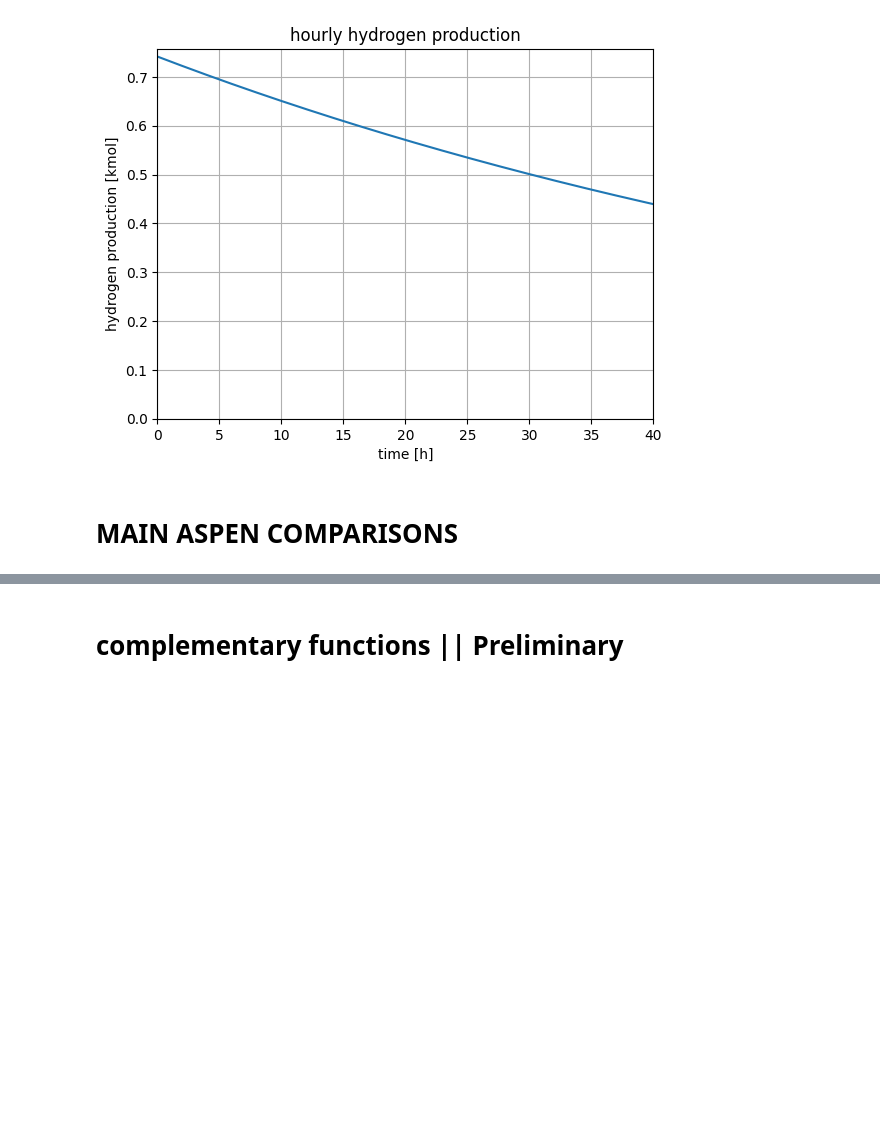
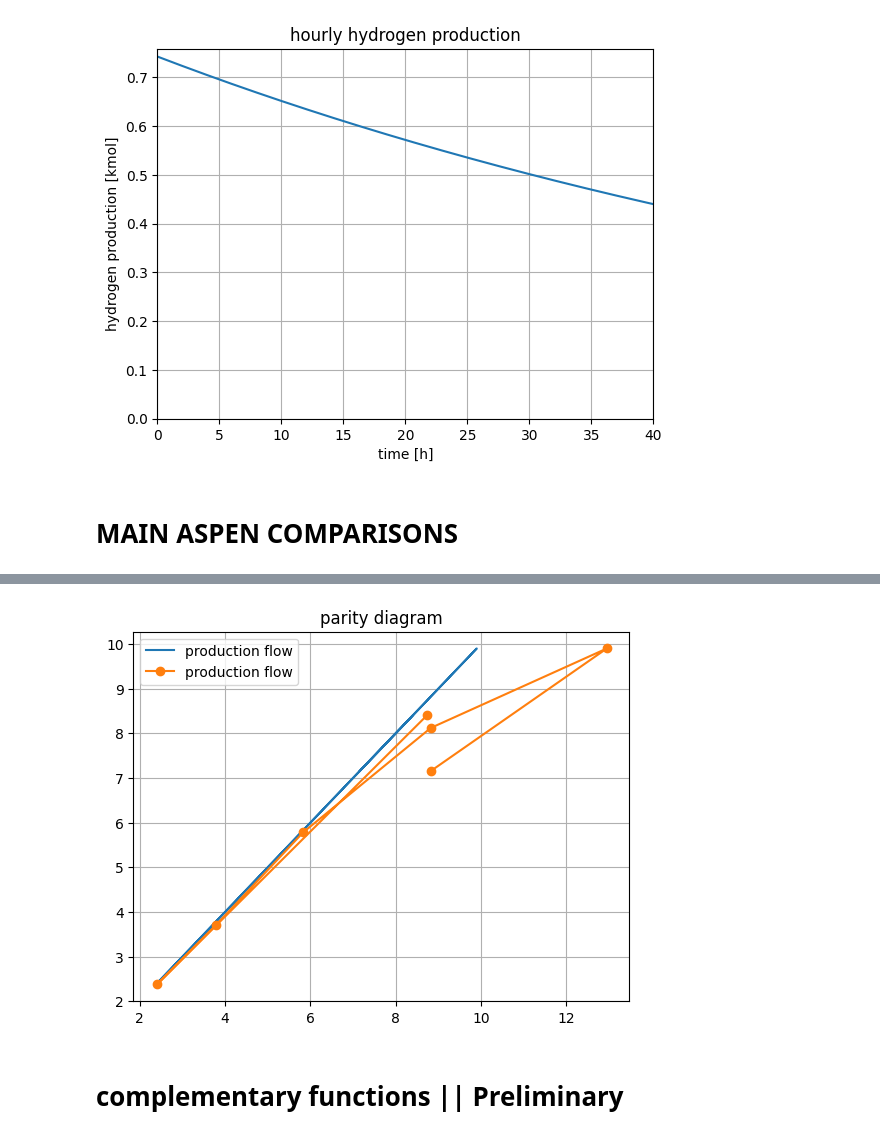
Before and after one commit to DanielGreiner/Masterarbeit, a Jupyter notebook: Model_reactor_1D_steady_state_isothermal.ipynb, the cells around one changed output, grey strips where cells are left out. Drawn from its saved outputs; the diff is of its cells as text; code cells hidden in the pictures; blank space fills up the shorter version.

```diff
--- a/Model_reactor_1D_steady_state_isothermal.ipynb
+++ b/Model_reactor_1D_steady_state_isothermal.ipynb
@@ -640,0 +721,30 @@ Text(0, 0.5, 'hydrogen production [kmol]')
+# %%
+# @title misc calcs
+
+m_cat_default_72_span = np.arange(0, cat_mass_default_72 + cat_mass_default_72/steps, cat_mass_default_72/steps)
+default_72_means_array = default_72_means.to_numpy()
+dm_cat_mass_default_72 = cat_mass_default_72/steps
+compEul = np.zeros([len(default_72_means_array), len(m_cat_default_72_span), len(IC)])
+
+V_lN_in_default_72 = 0.0023 #[lN h^-1]
+molar_volume_ideal_gas # mlN/mol
+n_in_default_72 = V_lN_in_default_72*1000/molar_volume_ideal_gas
+IC_default_72 = np.array([0, n_in_default_72/2, 0, 0, n_in_default_72/2, 0])
+prodFlow_default_72_model = np.zeros([len(default_72_means_array)])
+H2CO2_ratio_default_72 = np.zeros([len(default_72_means_array), 1])
+
+for i in range (len(default_72_means_array)):
+  T_72 = default_72_means_array[i, 1] + 273
+  p_72 = default_72_means_array[i, 2]
+  compEul [i, :, :] = MainCalcMolFlow(IC_default_72, T_72, p_72, m_cat_default_72_span, dm_cat_mass_default_72, steps, 0)
+  prodFlow_default_72_model [i] = (compEul [i, -1, 0] + compEul [i, -1, 2] + compEul [i, -1, 3]) *R*T_72/p_72/np.power(10, 5, dtype=float)/60*1000*np.power(10, 6, dtype=float)
+  H2CO2_ratio_default_72 [i, 0] = compEul [i, -1, 0]/compEul [i, -1, 3]
+
+default_72_means_production_flow = default_72_means['Productgas FlowGasanalyzer'].to_numpy()
+offset_to_experiment = (1 - prodFlow_default_72_model/default_72_means_production_flow)*100
+
+# print('last results entry in each iteration: ', end='\n\n')
+# print(compEul[:, -1, :])
+# print(prodFlow_default_72)
+# print(H2CO2_ratio_default_72)
+# print(dm_cat_mass_default_72)
@@ -640,0 +790,12 @@ Text(0, 0.5, 'hydrogen production [kmol]')
+# %%
+# @title parity plot
+
+plt.figure(1)
+plt.plot(default_72_means_production_flow, default_72_means_production_flow, label='production flow')
+plt.plot(prodFlow_default_72_model, default_72_means_production_flow, label='production flow', marker='o')
+plt.title('parity diagram')
+#plt.axis((0, 6, 0, 0.0001))
+plt.legend(loc='best')
+plt.grid()
+# %% [output]
+[figure, added]
```
Also changed, not shown: parts of 18 cells of this notebook.
